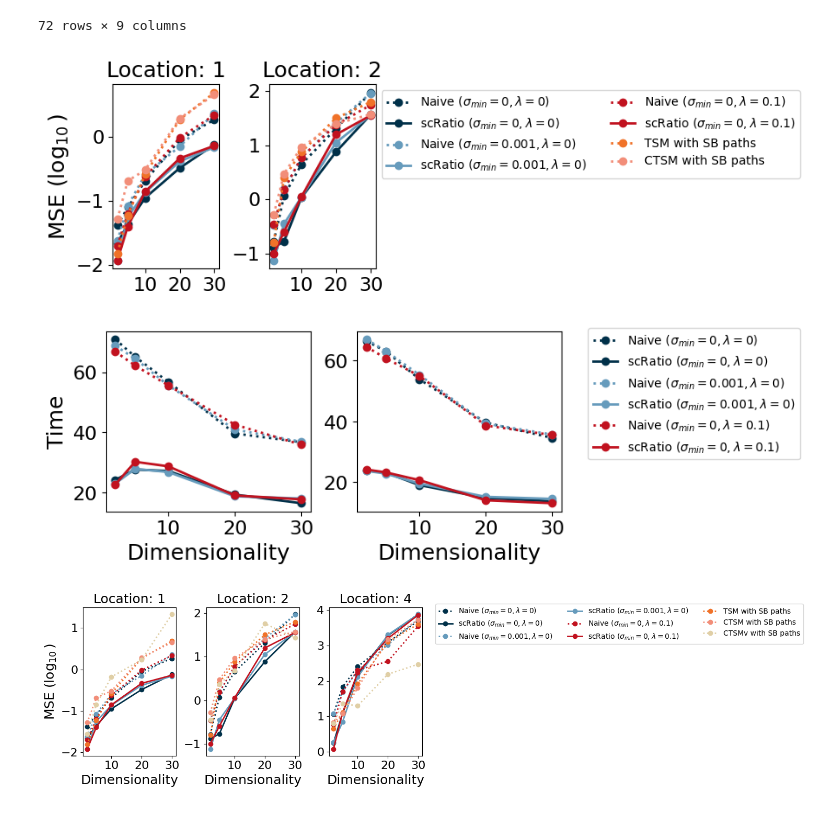
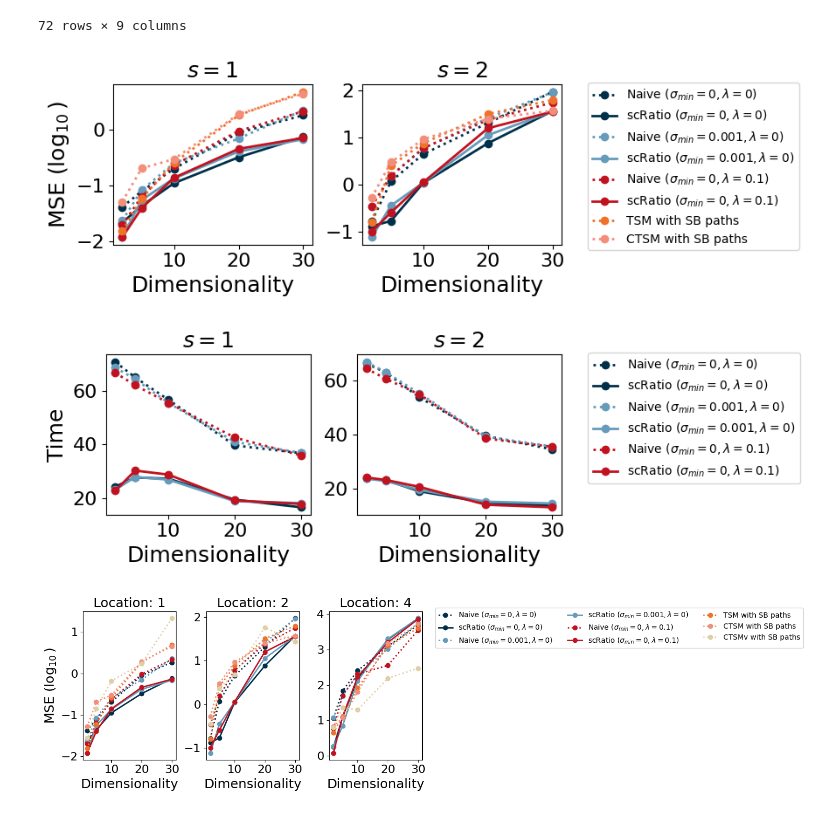
Before and after one commit to theislab/scRatio, a Jupyter notebook: notebooks/gaussian_tests/compare_schedules.ipynb, the cells around one changed output. Drawn from its saved outputs; the diff is of its cells as text; code cells hidden in the pictures.

```diff
--- a/notebooks/gaussian_tests/compare_schedules.ipynb
+++ b/notebooks/gaussian_tests/compare_schedules.ipynb
@@ -145,39 +145,39 @@ for idx, loc in enumerate(locs):
                 continue
         else:
             axes[idx].plot(
                 subset[subset.score_type == "naive"]['num_dims'],
                 np.log10(subset[subset.score_type == "naive"]['mean_value']),
                 marker='o',
                 label="Naive" + label_suffixes[scheduler_type],
                 linestyle=":",
                 linewidth=2,
                 color=colors[scheduler_type]
             )
 
             axes[idx].plot(
                 subset[subset.score_type == "rl"]['num_dims'],
                 np.log10(subset[subset.score_type == "rl"]['mean_value']),
                 marker='o',
                 label="scRatio" + label_suffixes[scheduler_type],
                 linewidth=2,
                 color=colors[scheduler_type]
             )
 
-    # axes[idx].set_xlabel('Dimensionality', fontsize=18)
+    axes[idx].set_xlabel('Dimensionality', fontsize=18)
     if idx == 0:
         axes[idx].set_ylabel(r'MSE ($\log_{{10}}$)', fontsize=18)
-    axes[idx].set_title(f'Location: {loc}', fontsize=18)
+    axes[idx].set_title(rf'$s = {loc}$', fontsize=18)
     axes[idx].grid(visible=False)
     axes[idx].tick_params(labelsize=16)
     if idx == 1:
-        # axes[idx].legend(bbox_to_anchor=(1.1, 1.05))
-        axes[idx].legend(bbox_to_anchor=(1, 1), ncol=2)
+        axes[idx].legend(bbox_to_anchor=(1.1, 1.05))
+        # axes[idx].legend(bbox_to_anchor=(1, 1), ncol=4)
 
 plt.tight_layout()
-plt.savefig("saved_plots/legend.svg", dpi=300, bbox_inches="tight")
+plt.savefig("saved_plots/mse_plot.svg", dpi=300, bbox_inches="tight")
 plt.show()
 # %% [output]
-[figure, old version]
+[figure, new version]
 # %%
 locs = df["loc"].unique()
 fig, axes = plt.subplots(1, len(locs)-1, figsize=(3*len(locs), 3))
@@ -226,7 +226,7 @@ for idx, loc in enumerate(locs):
     axes[idx].set_xlabel('Dimensionality', fontsize=18)
     if idx == 0:
         axes[idx].set_ylabel('Time', fontsize=18)
-    # axes[idx].set_title(f'Location: {loc}', fontsize=18)
+    axes[idx].set_title(rf'$s = {loc}$', fontsize=18)
     axes[idx].grid(visible=False)
     axes[idx].tick_params(labelsize=16)
     if idx == 1:
@@ -236,7 +236,7 @@ plt.tight_layout()
 plt.savefig("saved_plots/time_plot.svg", dpi=300, bbox_inches="tight")
 plt.show()
 # %% [output]
-[figure, old version]
+[figure, new version]
 # %%
 locs = df["loc"].unique()
 fig, axes = plt.subplots(1, len(locs), figsize=(5*len(locs), 4))
```
Also changed, not shown: parts of 3 cells of this notebook, 19 other files.
